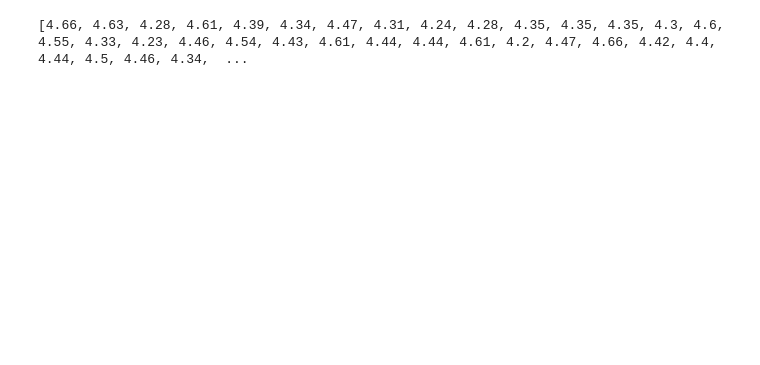
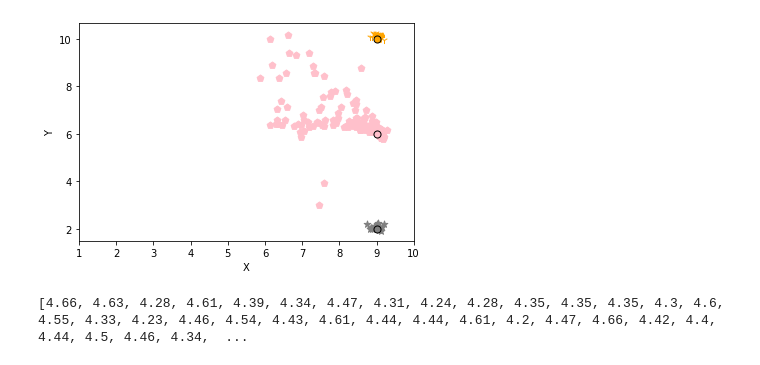
Before and after one commit to EnergyFall266/Localizador-Bluetooth, a Jupyter notebook: graficos.ipynb, the cells around one changed output. Saved outputs shown, nothing was run; the diff lists cells and outputs as text; code cells hidden in the pictures; blank space fills up the shorter version.

```diff
--- a/graficos.ipynb
+++ b/graficos.ipynb
@@ -427,3 +568,45 @@ plt.show()
+# %%
+import matplotlib.pyplot as plt
+
+log = plt.scatter(Rx91, Ry23, c ="gray",
+			linewidths = 1,
+			marker ="*",
+			s = 50)
+
+log = plt.scatter(Rx92, Ry63, c ="pink",
+			linewidths = 1,
+			marker ="p",
+			s = 50)
+
+log = plt.scatter(Rx93, Ry103, c ="orange",
+			linewidths = 1,
+			marker ="1",
+			s = 50)
+
+log = plt.scatter(coordX91, coordY23, c ="gray",
+			linewidths = 1,
+			marker ="o",
+			edgecolors='black',
+			s = 50)
+
+log = plt.scatter(coordX92, coordY63, c ="pink",
+			linewidths = 1,
+			marker ="o",
+			edgecolors='black',
+			s = 50)
+
+log = plt.scatter(coordX93, coordY103, c ="orange",
+			linewidths = 1,
+			marker ="o",
+			edgecolors='black',
+			s = 50)
+plt.xlim(1,10)
+plt.xlabel("X")
+plt.ylabel("Y")
+
+plt.show()
+# %% [output]
+[figure, added]
 # %%
 print(RTx21)
 # %% [output]
```
Also changed, not shown: parts of 6 cells of this notebook.
